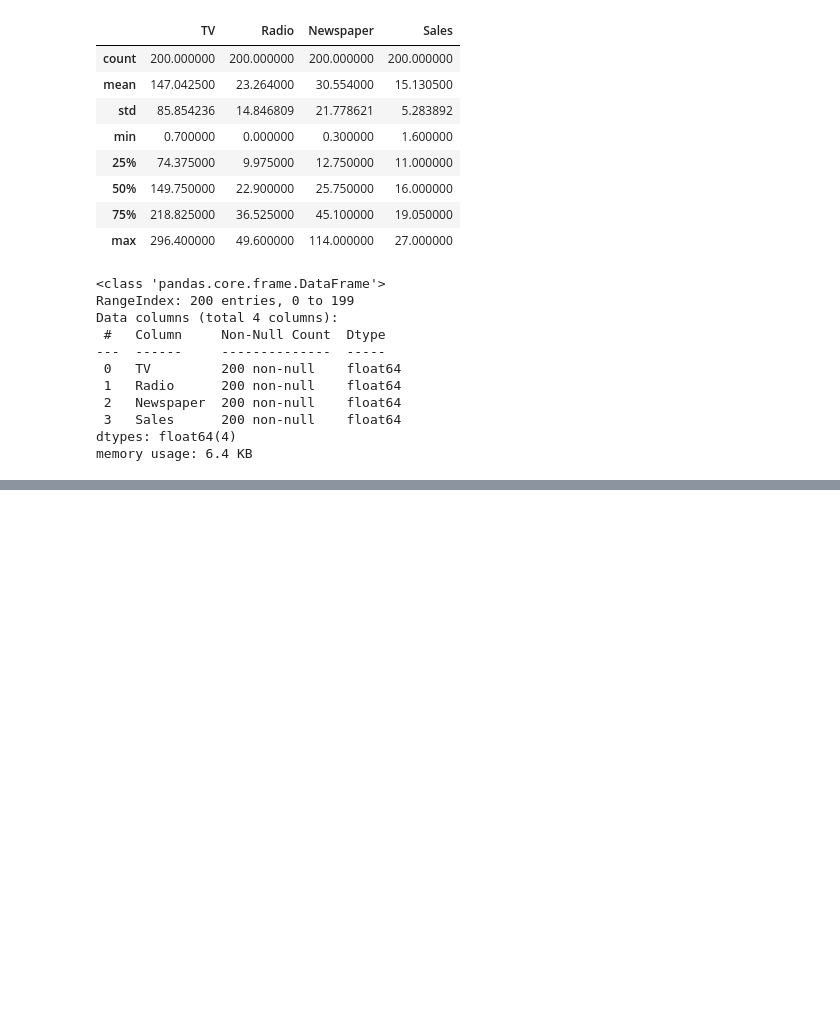
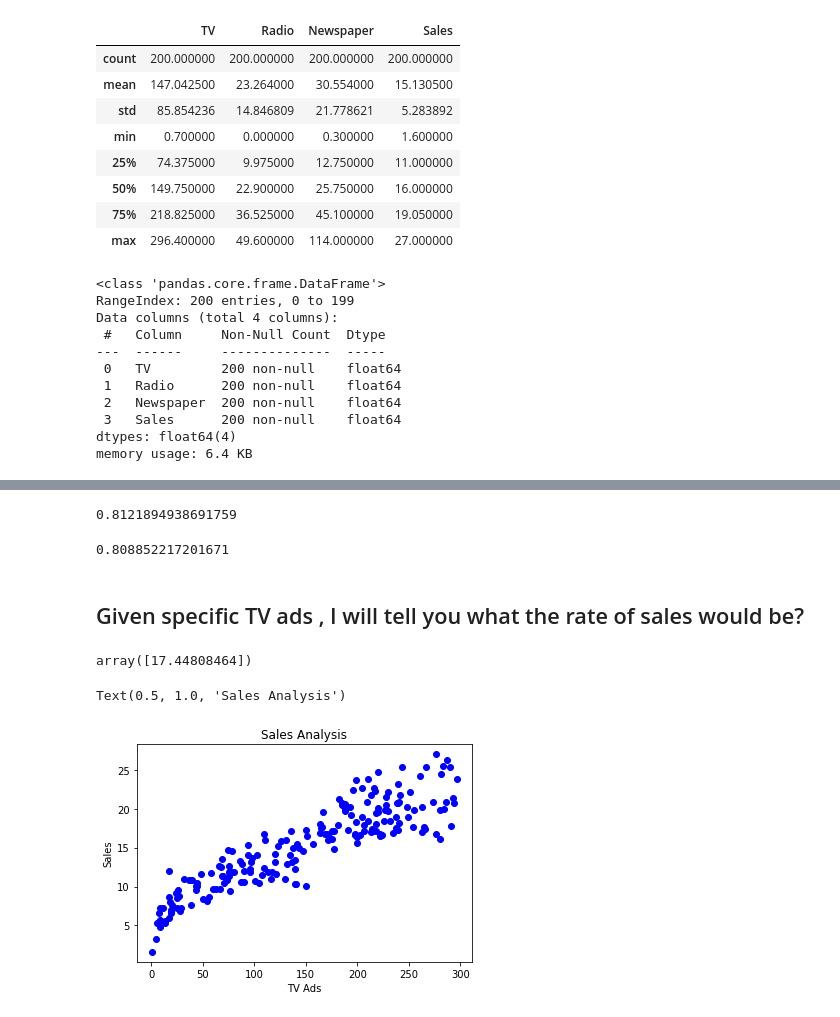
Before and after one commit to tradalhariri/linear-regression, a Jupyter notebook: regression.ipynb, the cells around one changed output, grey strips where cells are left out. Drawn from its saved outputs; the diff is of its cells as text; code cells hidden in the pictures; blank space fills up the shorter version.

Commit message:
finish linear regression about advertise data set

```diff
--- a/regression.ipynb
+++ b/regression.ipynb
@@ -68,0 +48,4 @@ X.head()
+# %%
+X = df['TV'].values
+# %%
+Y = df['Sales'].values
@@ -68,0 +71,4 @@ X.head()
+# %%
+train_accuracy
+# %% [output]
+0.8121894938691759
@@ -68,0 +77,20 @@ X.head()
+# %%
+test_accuracy
+# %% [output]
+0.808852217201671
+# %% [markdown]
+## Given specific TV ads , I will tell you what the rate of sales would be?
+# %%
+import numpy as np
+new_data = np.array([188]).reshape(-1,1)
+model.predict(new_data)
+# %% [output]
+array([17.44808464])
+# %%
+plt.scatter(X,Y,color='blue')
+plt.xlabel('TV Ads')
+plt.ylabel('Sales')
+plt.title('Sales Analysis')
+# %% [output]
+Text(0.5, 1.0, 'Sales Analysis')
+[figure, added]
```
Also changed, not shown: parts of 23 cells of this notebook, 1 other file.
